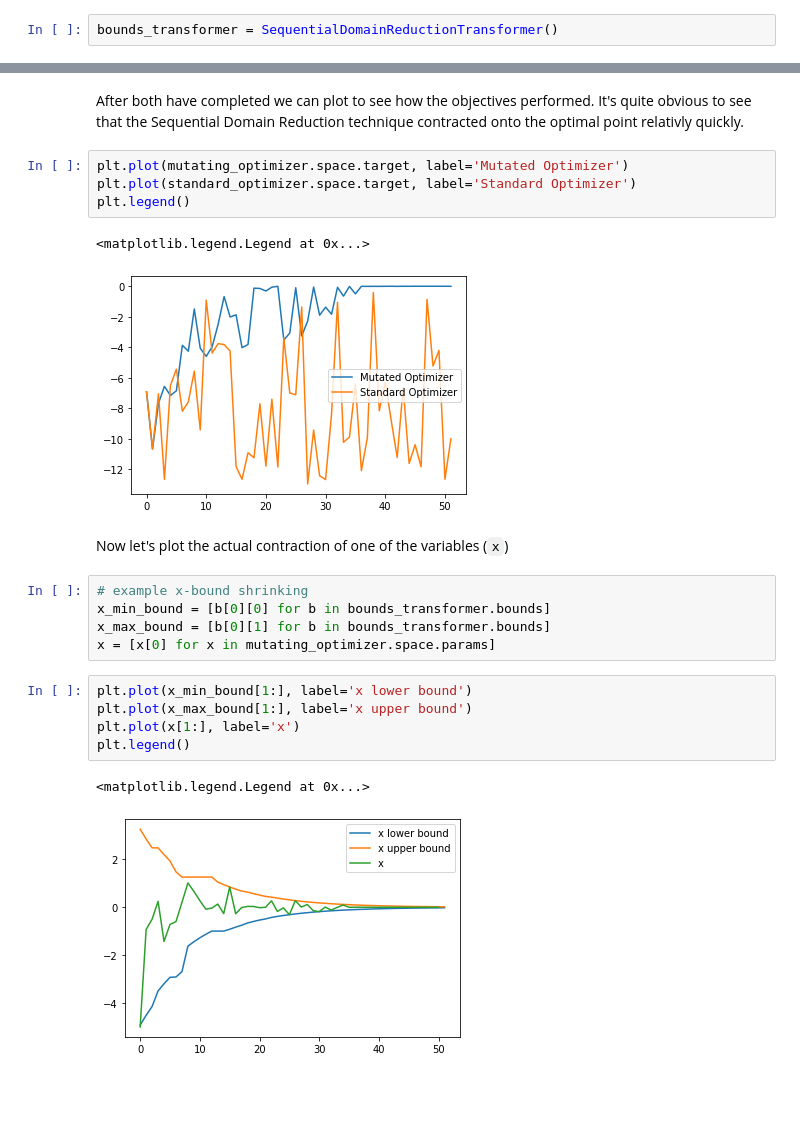
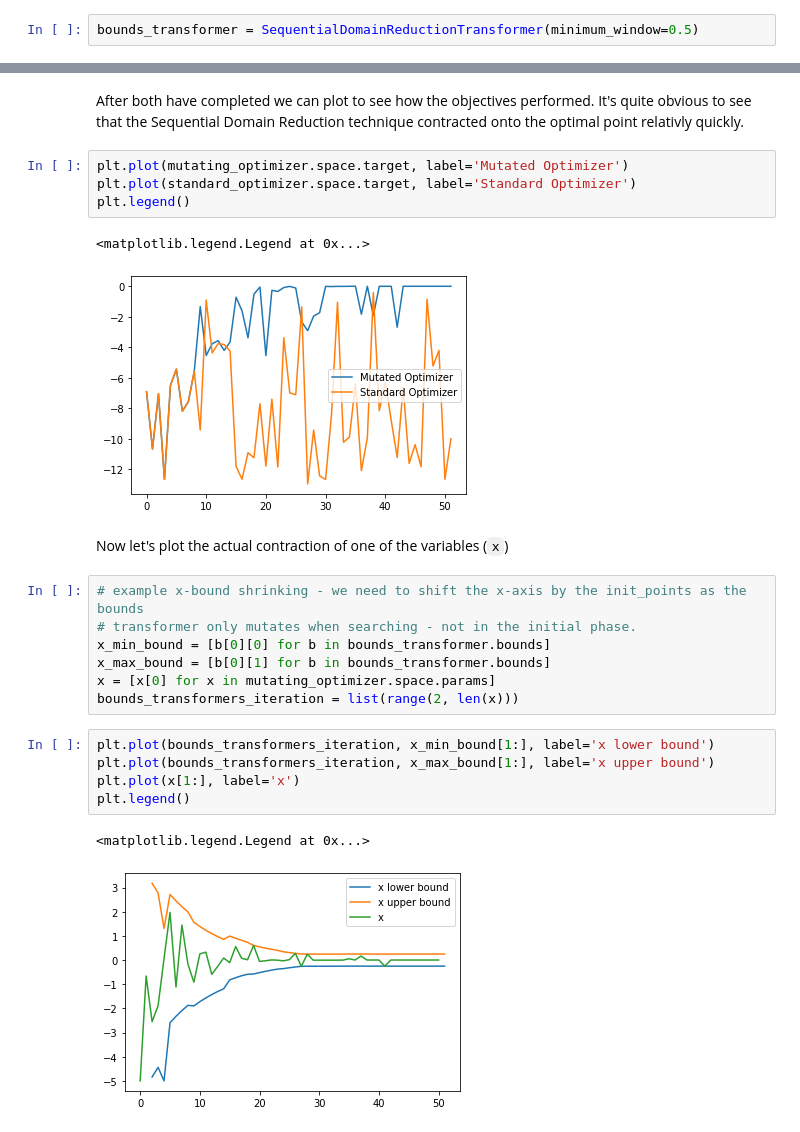
Before and after one commit to bayesian-optimization/BayesianOptimization, a Jupyter notebook: examples/domain_reduction.ipynb, the cells around one changed output, grey strips where cells are left out. Saved outputs shown, nothing was run; the diff lists cells and outputs as text; blank space fills up the shorter version.

```diff
--- a/examples/domain_reduction.ipynb
+++ b/examples/domain_reduction.ipynb
@@ -64,7 +64,7 @@ pbounds = {'x': (-5, 5), 'y': (-5, 5)}
 
 This is where we define our `bound_transformer` , the Sequential Domain Reduction Transformer
 # %%
-bounds_transformer = SequentialDomainReductionTransformer()
+bounds_transformer = SequentialDomainReductionTransformer(minimum_window=0.5)
 # %% [markdown]
 Now we can set up two idential optimization problems, except one has the `bound_transformer` variable set.
 # %%
@@ -100,19 +100,21 @@ plt.plot(standard_optimizer.space.target, label='Standard Optimizer')
 plt.legend()
 # %% [output]
 <matplotlib.legend.Legend at 0x...>
-[figure, old version]
+[figure, new version]
 # %% [markdown]
 Now let's plot the actual contraction of one of the variables (`x`)
 # %%
-# example x-bound shrinking
+# example x-bound shrinking - we need to shift the x-axis by the init_points as the bounds
+# transformer only mutates when searching - not in the initial phase.
 x_min_bound = [b[0][0] for b in bounds_transformer.bounds]
 x_max_bound = [b[0][1] for b in bounds_transformer.bounds]
 x = [x[0] for x in mutating_optimizer.space.params]
+bounds_transformers_iteration = list(range(2, len(x)))
 # %%
-plt.plot(x_min_bound[1:], label='x lower bound')
-plt.plot(x_max_bound[1:], label='x upper bound')
+plt.plot(bounds_transformers_iteration, x_min_bound[1:], label='x lower bound')
+plt.plot(bounds_transformers_iteration, x_max_bound[1:], label='x upper bound')
 plt.plot(x[1:], label='x')
 plt.legend()
 # %% [output]
 <matplotlib.legend.Legend at 0x...>
-[figure, old version]
+[figure, new version]
```
Also changed, not shown: 3 other files.
